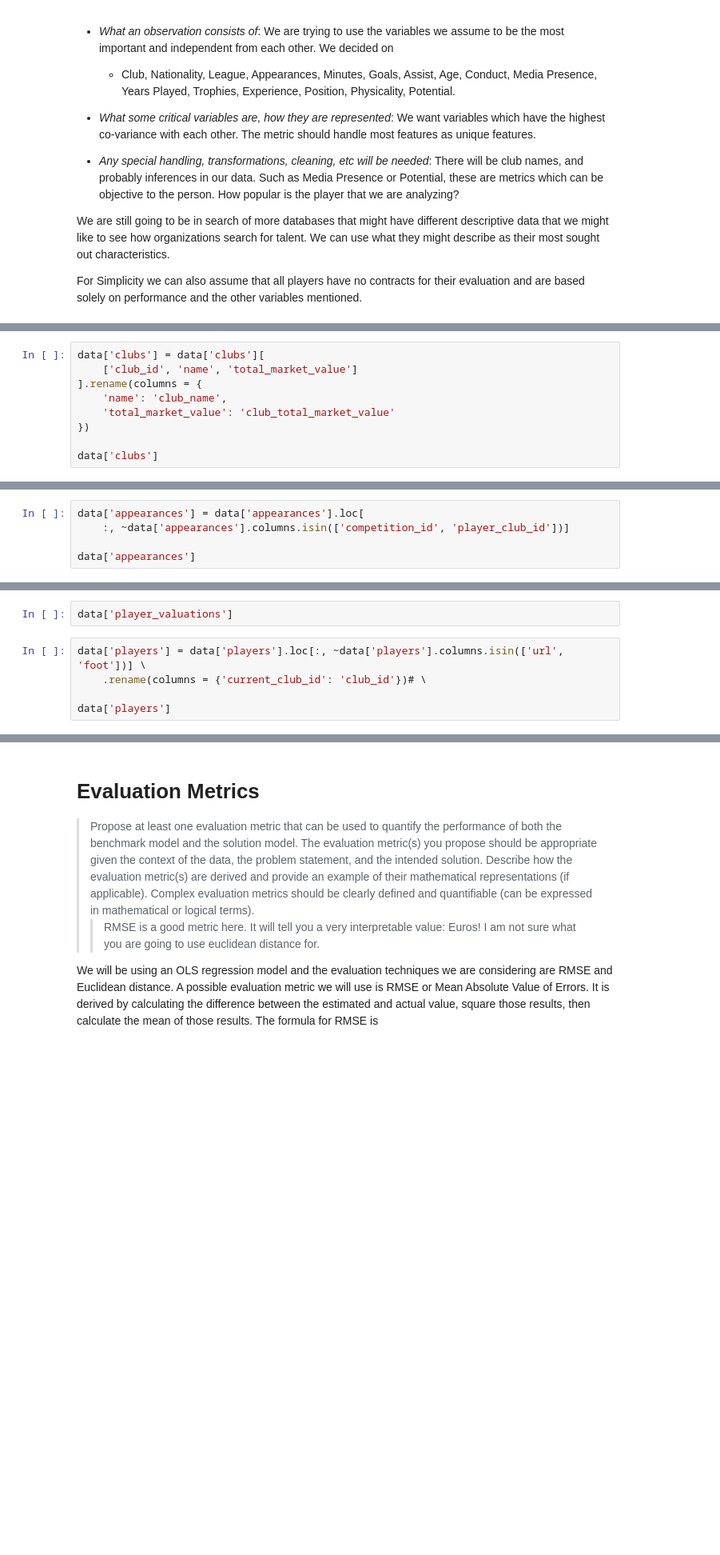
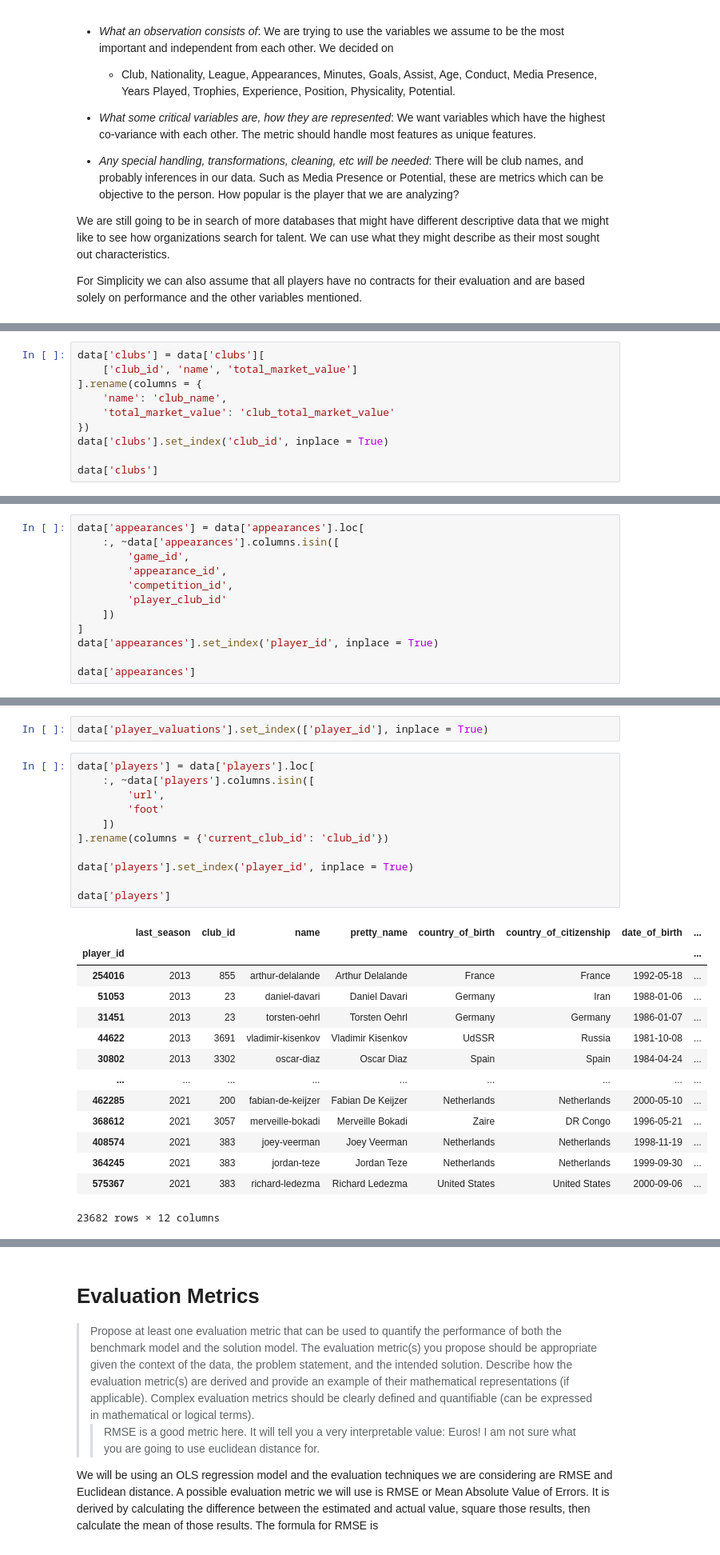
Before and after one commit to kade09/FifaMarketValueML, a Jupyter notebook: Checkpoint_group028.ipynb, the cells around one changed output, grey strips where cells are left out. Shown: that part at 80% size. Cells and saved outputs as stored; diff of their text form; blank space fills up the shorter version.

```diff
--- a/Checkpoint_group028.ipynb
+++ b/Checkpoint_group028.ipynb
@@ -136,5 +137,6 @@ data['clubs'] = data['clubs'][
     'name': 'club_name',
     'total_market_value': 'club_total_market_value'
 })
+data['clubs'].set_index('club_id', inplace = True)
 
 data['clubs']
@@ -141,5 +158,12 @@ data['clubs']
 # %%
 data['appearances'] = data['appearances'].loc[
-    :, ~data['appearances'].columns.isin(['competition_id', 'player_club_id'])]
+    :, ~data['appearances'].columns.isin([
+        'game_id',
+        'appearance_id',
+        'competition_id',
+        'player_club_id'
+    ])
+]
+data['appearances'].set_index('player_id', inplace = True)
 
 data['appearances']
@@ -146,8 +185,29 @@ data['appearances']
 # %%
-data['player_valuations']
+data['player_valuations'].set_index(['player_id'], inplace = True)
 # %%
-data['players'] = data['players'].loc[:, ~data['players'].columns.isin(['url', 'foot'])] \
-    .rename(columns = {'current_club_id': 'club_id'})# \
+data['players'] = data['players'].loc[
+    :, ~data['players'].columns.isin([
+        'url',
+        'foot'
+    ])
+].rename(columns = {'current_club_id': 'club_id'})
+
+data['players'].set_index('player_id', inplace = True)
 
 data['players']
+# %% [output]
+|  | last_season | club_id | name | pretty_name | country_of_birth | country_of_citizenship | date_of_birth | ... |
+| player_id |  |  |  |  |  |  |  | ... |
+| 254016 | 2013 | 855 | arthur-delalande | Arthur Delalande | France | France | 1992-05-18 | ... |
+| 51053 | 2013 | 23 | daniel-davari | Daniel Davari | Germany | Iran | 1988-01-06 | ... |
+| 31451 | 2013 | 23 | torsten-oehrl | Torsten Oehrl | Germany | Germany | 1986-01-07 | ... |
+| 44622 | 2013 | 3691 | vladimir-kisenkov | Vladimir Kisenkov | UdSSR | Russia | 1981-10-08 | ... |
+| 30802 | 2013 | 3302 | oscar-diaz | Oscar Diaz | Spain | Spain | 1984-04-24 | ... |
+| ... | ... | ... | ... | ... | ... | ... | ... | ... |
+| 462285 | 2021 | 200 | fabian-de-keijzer | Fabian De Keijzer | Netherlands | Netherlands | 2000-05-10 | ... |
+| 368612 | 2021 | 3057 | merveille-bokadi | Merveille Bokadi | Zaire | DR Congo | 1996-05-21 | ... |
+| 408574 | 2021 | 383 | joey-veerman | Joey Veerman | Netherlands | Netherlands | 1998-11-19 | ... |
+| 364245 | 2021 | 383 | jordan-teze | Jordan Teze | Netherlands | Netherlands | 1999-09-30 | ... |
+| 575367 | 2021 | 383 | richard-ledezma | Richard Ledezma | United States | United States | 2000-09-06 | ... |
+23682 rows × 12 columns
 # %%
```
Also changed, not shown: parts of 7 cells of this notebook.
